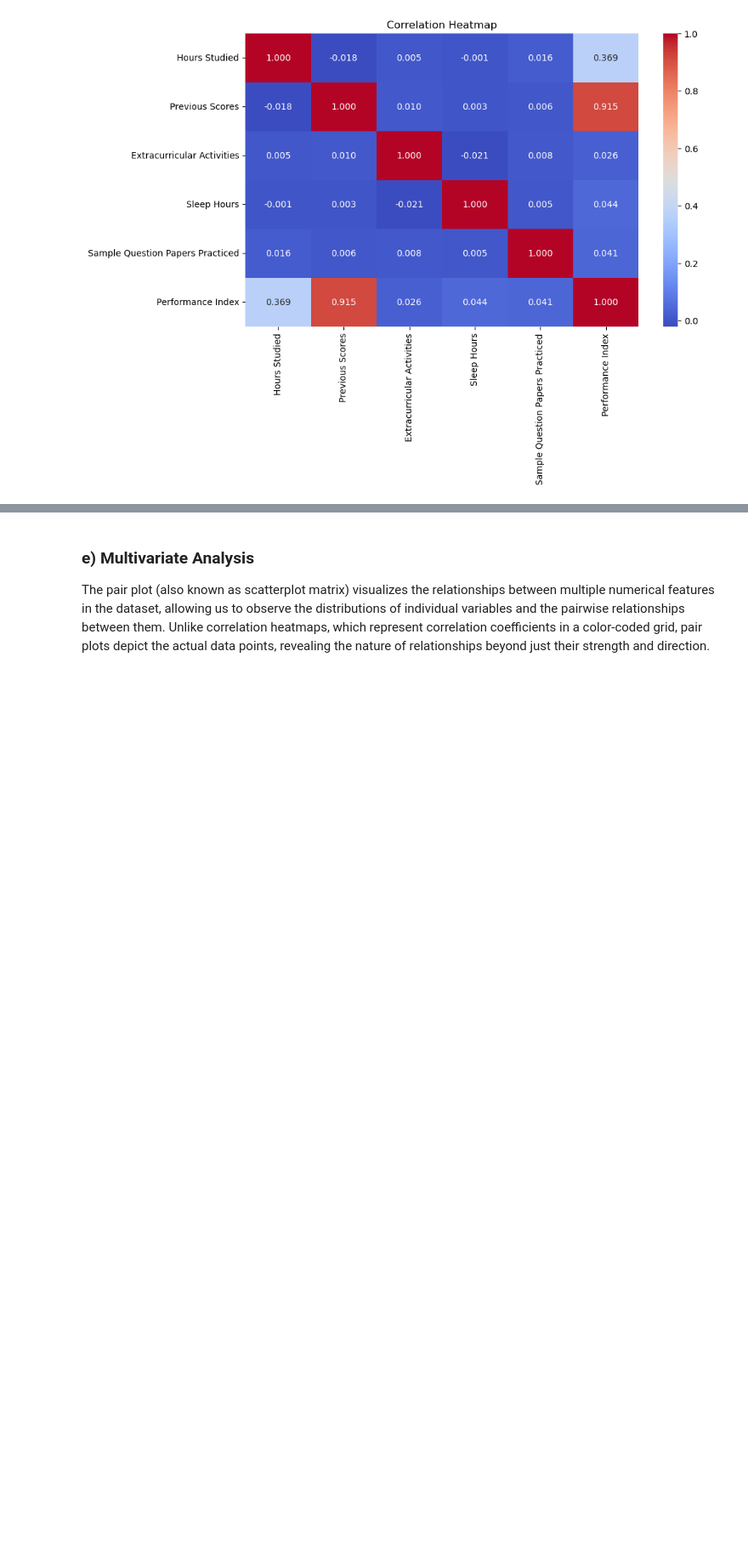
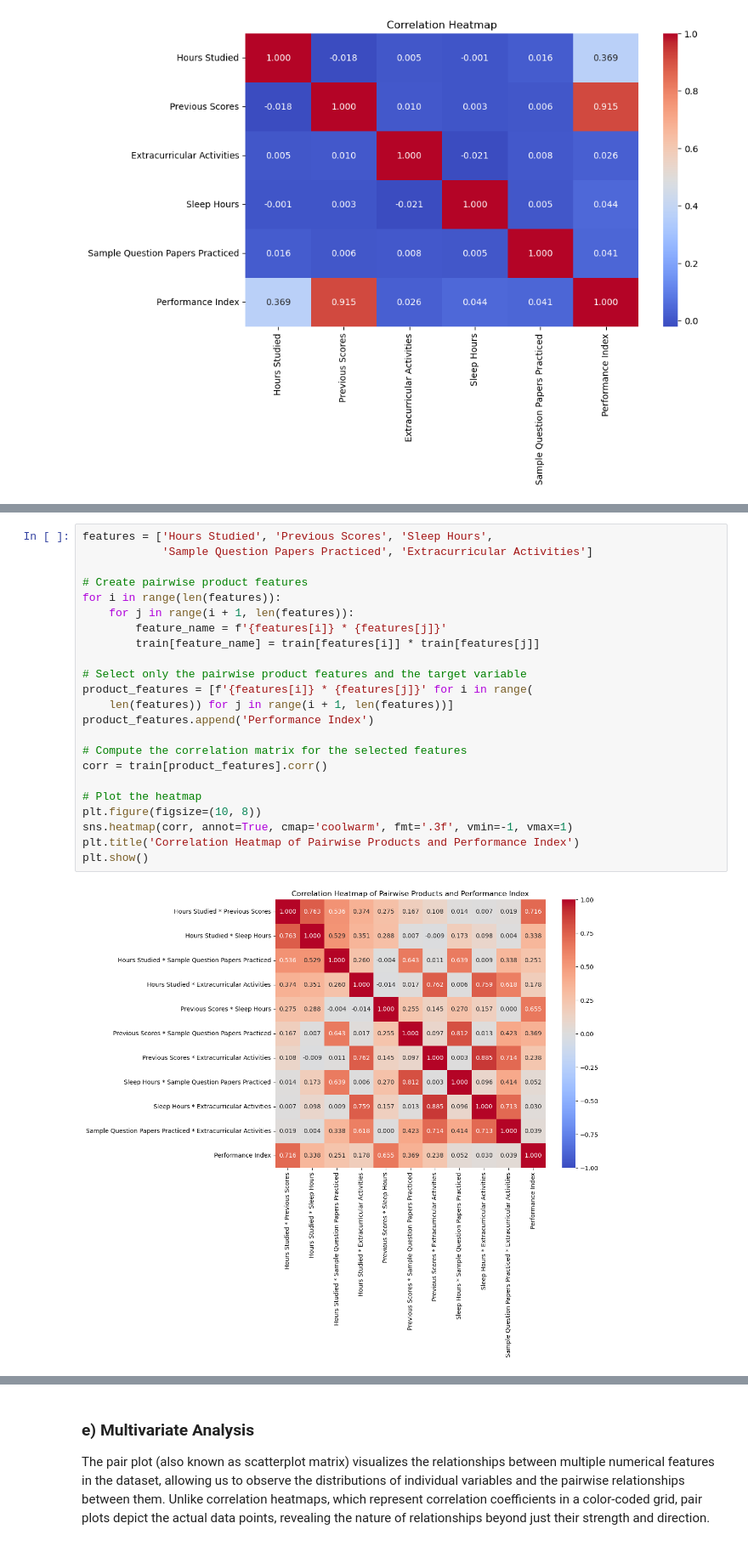
Before and after one commit to DenverNg/MTH00057_Applied-Mathematics-and-Statistics, a Jupyter notebook: Project03/22127085.ipynb, the cells around one changed output, grey strips where cells are left out. Shown at 85% size. Saved outputs shown, nothing was run; the diff lists cells and outputs as text; blank space fills up the shorter version.

```diff
--- a/Project03/22127085.ipynb
+++ b/Project03/22127085.ipynb
@@ -345,0 +427,25 @@ Conclusion:
+# %%
+features = ['Hours Studied', 'Previous Scores', 'Sleep Hours',
+            'Sample Question Papers Practiced', 'Extracurricular Activities']
+
+# Create pairwise product features
+for i in range(len(features)):
+    for j in range(i + 1, len(features)):
+        feature_name = f'{features[i]} * {features[j]}'
+        train[feature_name] = train[features[i]] * train[features[j]]
+
+# Select only the pairwise product features and the target variable
+product_features = [f'{features[i]} * {features[j]}' for i in range(
+    len(features)) for j in range(i + 1, len(features))]
+product_features.append('Performance Index')
+
+# Compute the correlation matrix for the selected features
+corr = train[product_features].corr()
+
+# Plot the heatmap
+plt.figure(figsize=(10, 8))
+sns.heatmap(corr, annot=True, cmap='coolwarm', fmt='.3f', vmin=-1, vmax=1)
+plt.title('Correlation Heatmap of Pairwise Products and Performance Index')
+plt.show()
+# %% [output]
+[figure, added]
```
Also changed, not shown: parts of 28 cells of this notebook, 11 other files.
